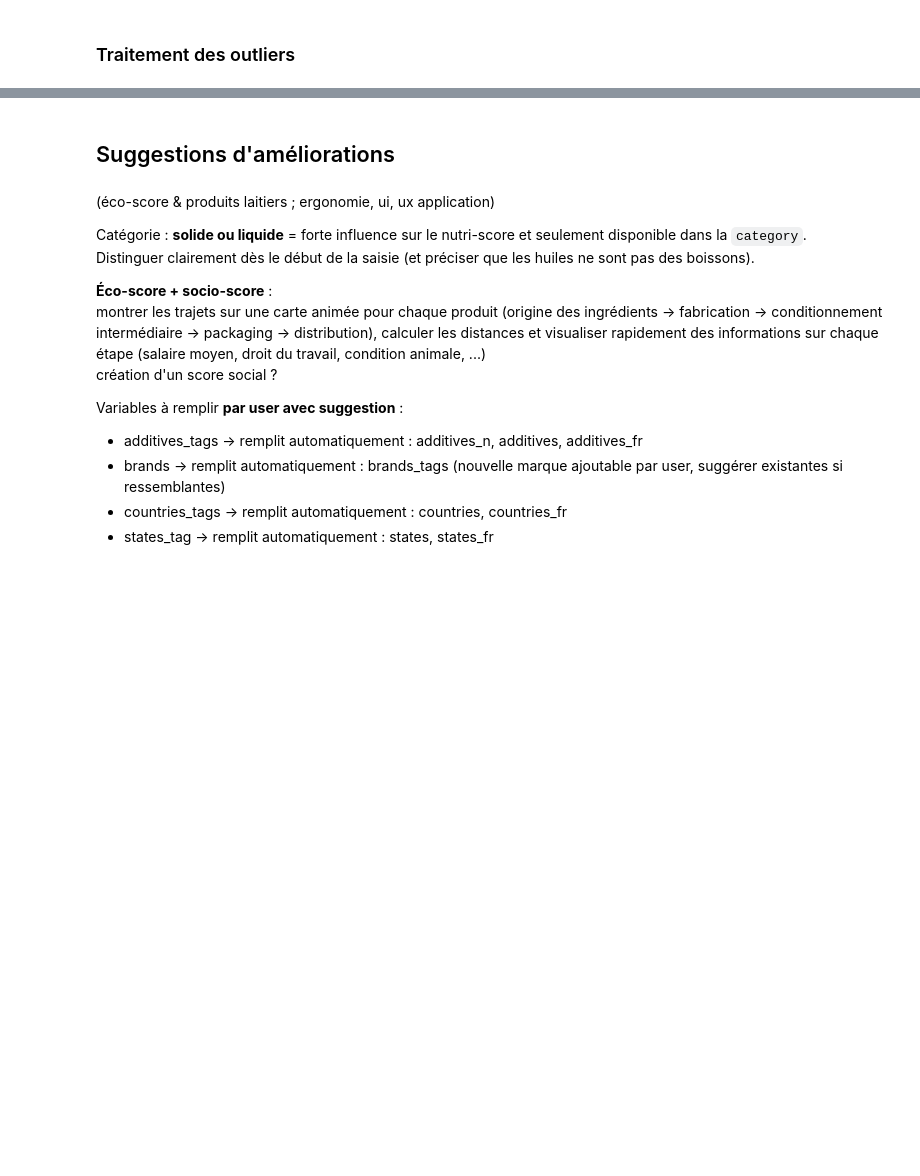
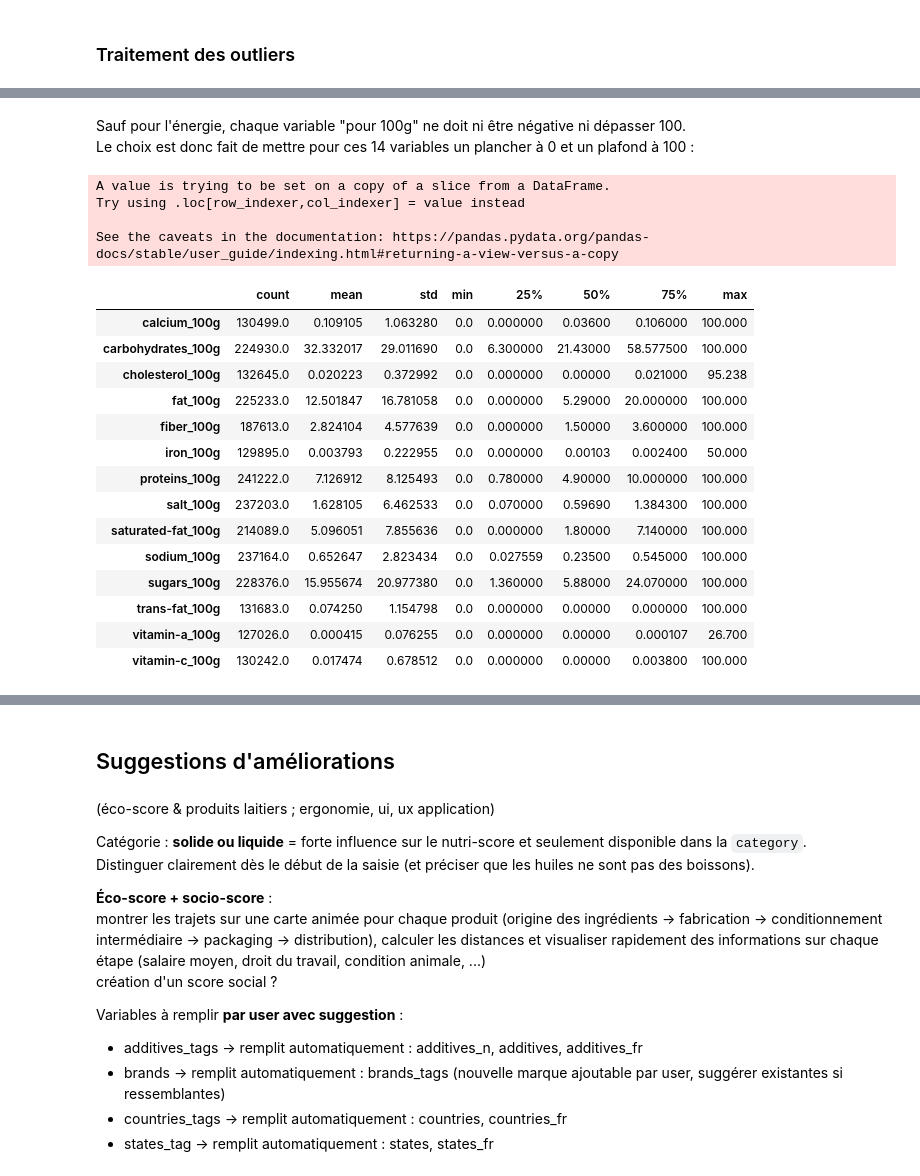
Before and after one commit to sycod/OC_projects, a Jupyter notebook: P2/P2 analyse exploratoire.ipynb, the cells around one changed output, grey strips where cells are left out. Saved outputs shown, nothing was run; the diff lists cells and outputs as text; code cells hidden in the pictures; blank space fills up the shorter version.

```diff
--- a/P2/P2 analyse exploratoire.ipynb
+++ b/P2/P2 analyse exploratoire.ipynb
@@ -496,3 +469,43 @@ display(df_100g[:3])
+# %% [markdown]
+Sauf pour l'énergie, chaque variable "pour 100g" ne doit ni être négative ni dépasser 100.
+Le choix est donc fait de mettre pour ces 14 variables un plancher à 0 et un plafond à 100 :
+# %%
+def elisabeth(x):
+    if x < 0:
+        x = 0
+    elif x > 100:
+        x = 100
+    else:
+        pass
+    return x
+
+# on enlève les variables non concernées
+df_100g = df.filter(regex="^(?!energy).*100g$")
+
+for column in df_100g:
+    df_100g[column] = df_100g[column].apply(elisabeth)
+
+df_100g.describe().T.sort_index()
+# %% [output]
+A value is trying to be set on a copy of a slice from a DataFrame.
+Try using .loc[row_indexer,col_indexer] = value instead
+
+See the caveats in the documentation: https://pandas.pydata.org/pandas-docs/stable/user_guide/indexing.html#returning-a-view-versus-a-copy
+|  | count | mean | std | min | 25% | 50% | 75% | max |
+| calcium_100g | 130499.0 | 0.109105 | 1.063280 | 0.0 | 0.000000 | 0.03600 | 0.106000 | 100.000 |
+| carbohydrates_100g | 224930.0 | 32.332017 | 29.011690 | 0.0 | 6.300000 | 21.43000 | 58.577500 | 100.000 |
+| cholesterol_100g | 132645.0 | 0.020223 | 0.372992 | 0.0 | 0.000000 | 0.00000 | 0.021000 | 95.238 |
+| fat_100g | 225233.0 | 12.501847 | 16.781058 | 0.0 | 0.000000 | 5.29000 | 20.000000 | 100.000 |
+| fiber_100g | 187613.0 | 2.824104 | 4.577639 | 0.0 | 0.000000 | 1.50000 | 3.600000 | 100.000 |
+| iron_100g | 129895.0 | 0.003793 | 0.222955 | 0.0 | 0.000000 | 0.00103 | 0.002400 | 50.000 |
+| proteins_100g | 241222.0 | 7.126912 | 8.125493 | 0.0 | 0.780000 | 4.90000 | 10.000000 | 100.000 |
+| salt_100g | 237203.0 | 1.628105 | 6.462533 | 0.0 | 0.070000 | 0.59690 | 1.384300 | 100.000 |
+| saturated-fat_100g | 214089.0 | 5.096051 | 7.855636 | 0.0 | 0.000000 | 1.80000 | 7.140000 | 100.000 |
+| sodium_100g | 237164.0 | 0.652647 | 2.823434 | 0.0 | 0.027559 | 0.23500 | 0.545000 | 100.000 |
+| sugars_100g | 228376.0 | 15.955674 | 20.977380 | 0.0 | 1.360000 | 5.88000 | 24.070000 | 100.000 |
+| trans-fat_100g | 131683.0 | 0.074250 | 1.154798 | 0.0 | 0.000000 | 0.00000 | 0.000000 | 100.000 |
+| vitamin-a_100g | 127026.0 | 0.000415 | 0.076255 | 0.0 | 0.000000 | 0.00000 | 0.000107 | 26.700 |
+| vitamin-c_100g | 130242.0 | 0.017474 | 0.678512 | 0.0 | 0.000000 | 0.00000 | 0.003800 | 100.000 |
 # %% [markdown]
 *******************
 ## TODO
```
Also changed, not shown: parts of 3 cells of this notebook.
